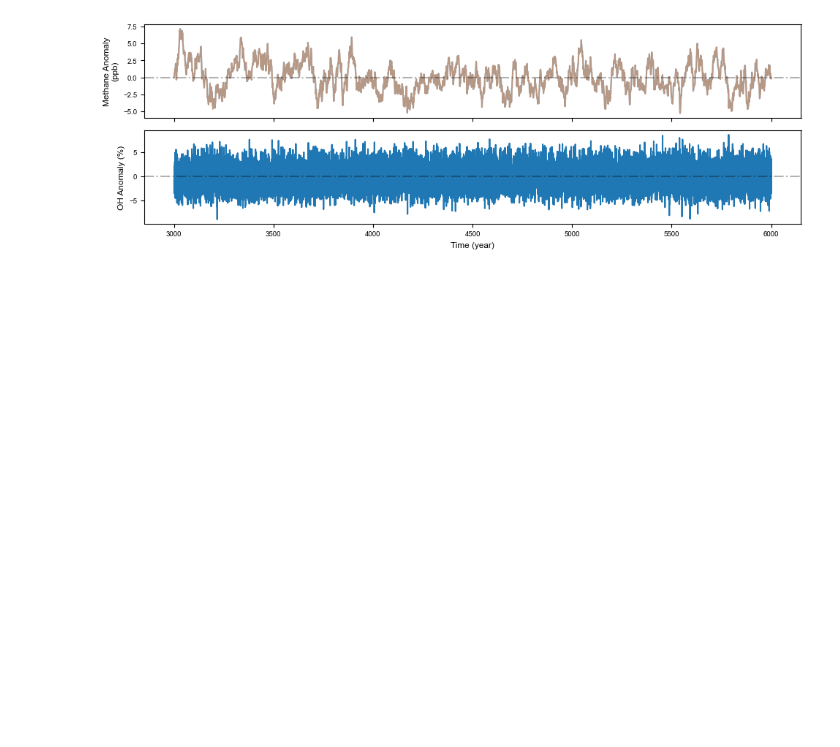
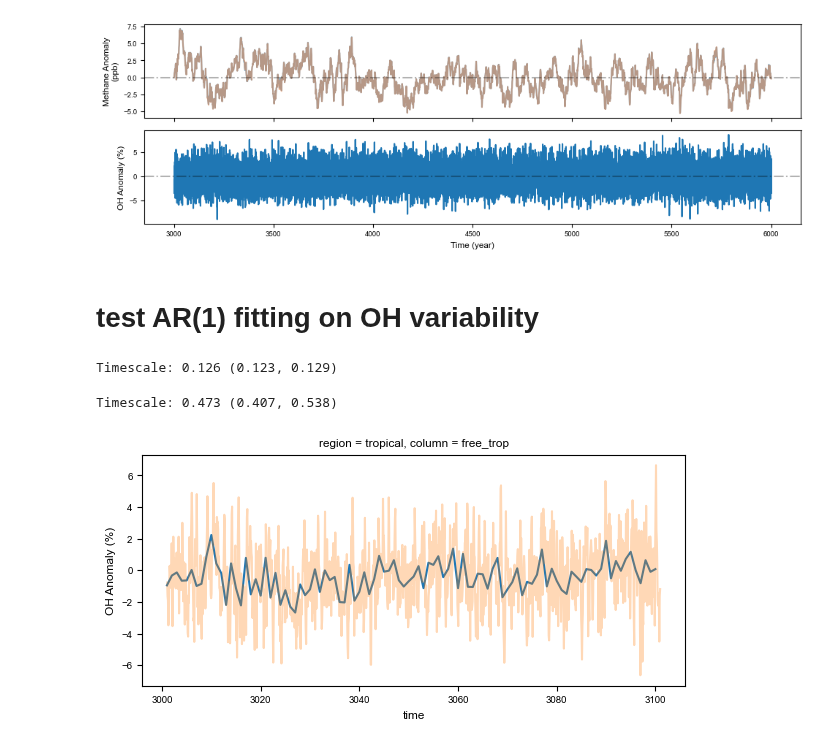
Before and after one commit to ericjmei/methane_noise_forcing, a Jupyter notebook: notebooks/OH_forcing.ipynb, the cells around one changed output. Drawn from its saved outputs; the diff is of its cells as text; code cells hidden in the pictures; blank space fills up the shorter version.

```diff
--- a/notebooks/OH_forcing.ipynb
+++ b/notebooks/OH_forcing.ipynb
@@ -317,3 +317,49 @@ axs[1].set_xlabel("Time (year)")
 plt.tight_layout()
 # %% [output]
 [figure]
+# %% [markdown]
+# test AR(1) fitting on OH variability
+# %%
+import numpy as np
+
+def ar1_timescale(x, dt=1.0):
+    x = x - np.mean(x)
+    phi = np.corrcoef(x[:-1], x[1:])[0, 1]
+    tau = -dt / np.log(phi)
+    # uncertainty in phi
+    N = len(x)
+    var_phi = (1 - phi**2) / N
+    se_phi = np.sqrt(var_phi)
+    # propagate error: dτ/dφ = -dt / (φ (ln φ)^2)
+    d_tau_d_phi = -dt / (phi * (np.log(phi)**2))
+    se_tau = abs(d_tau_d_phi) * se_phi
+    return tau, (tau - 1.96*se_tau, tau + 1.96*se_tau)
+
+timescale, timescale_ci = ar1_timescale(oh_anomaly_fraction.values, dt=np.mean(np.diff(oh_anomaly_fraction.time.values)))
+print(f"Timescale: {timescale:.3f} ({timescale_ci[0]:.3f}, {timescale_ci[1]:.3f})")
+# %% [output]
+Timescale: 0.126 (0.123, 0.129)
+# %%
+## does the answer change if resampling to annual resolution (it probably should?)
+year = xr.DataArray(oh_anomaly_fraction.time.astype(int), dims=["time"], name="year")
+
+annual = oh_anomaly_fraction.groupby(year).mean("time")
+
+# average every 12 consecutive months
+annual = oh_anomaly_fraction.coarsen(time=12, boundary="trim").mean()
+
+# optional: label each window by its year using the first sample of each year
+year_labels = oh_anomaly_fraction.time[::12].astype(int)
+annual = annual.assign_coords(time=year_labels)
+
+# plot to double check that the resampling worked
+fig, ax = plt.subplots(figsize=(7, 3))
+(annual*100).isel(time=slice(0, 100)).plot(ax=ax)
+(oh_anomaly_fraction*100).isel(time=slice(0, 1200)).plot(ax=ax, alpha=0.3)
+ax.set_ylabel("OH Anomaly (%)")
+
+timescale, timescale_ci = ar1_timescale(annual.values, dt=np.mean(np.diff(annual.time.values)))
+print(f"Timescale: {timescale:.3f} ({timescale_ci[0]:.3f}, {timescale_ci[1]:.3f})")
+# %% [output]
+Timescale: 0.473 (0.407, 0.538)
+[figure, added]
```
Also changed, not shown: parts of 3 cells of this notebook.
